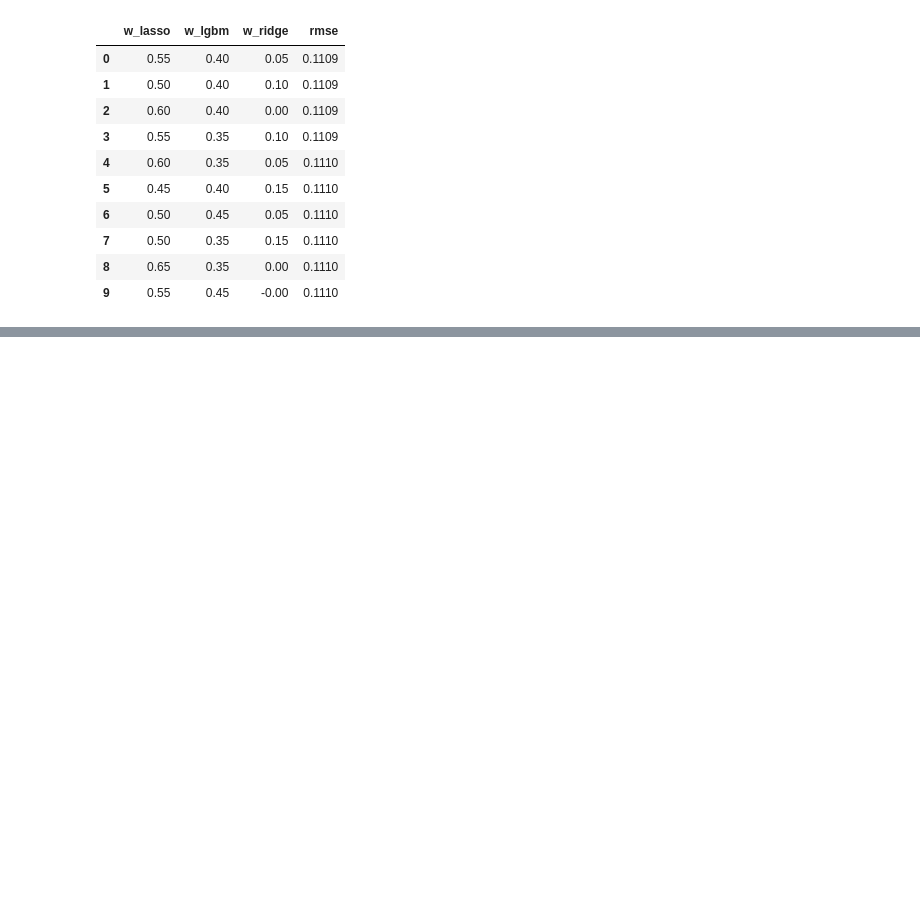
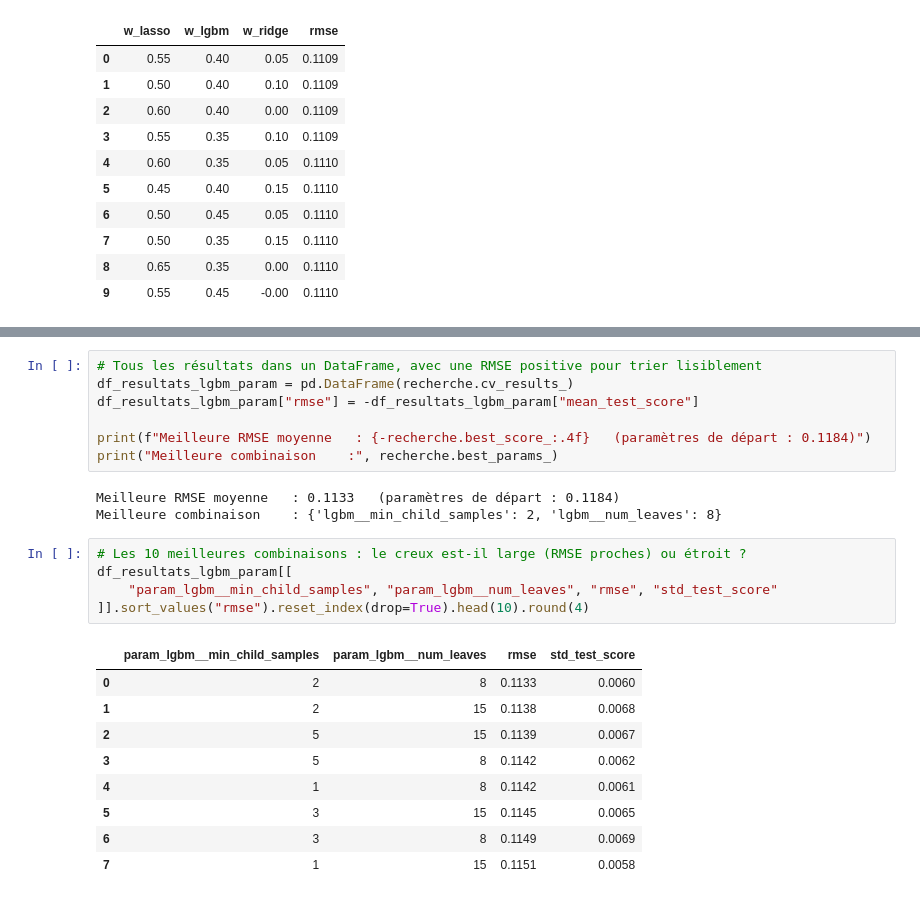
Before and after one commit to raybelpro77git/kaggle-house-prices, a Jupyter notebook: notebooks/02_modeling.ipynb, the cells around one changed output, grey strips where cells are left out. Drawn from its saved outputs; the diff is of its cells as text; blank space fills up the shorter version.

```diff
--- a/notebooks/02_modeling.ipynb
+++ b/notebooks/02_modeling.ipynb
@@ -678,0 +708,25 @@ Gain sur la combinaison à deux : -0.0000
+# %%
+# Tous les résultats dans un DataFrame, avec une RMSE positive pour trier lisiblement
+df_resultats_lgbm_param = pd.DataFrame(recherche.cv_results_)
+df_resultats_lgbm_param["rmse"] = -df_resultats_lgbm_param["mean_test_score"]
+
+print(f"Meilleure RMSE moyenne   : {-recherche.best_score_:.4f}   (paramètres de départ : 0.1184)")
+print("Meilleure combinaison    :", recherche.best_params_)
+# %% [output]
+Meilleure RMSE moyenne   : 0.1133   (paramètres de départ : 0.1184)
+Meilleure combinaison    : {'lgbm__min_child_samples': 2, 'lgbm__num_leaves': 8}
+# %%
+# Les 10 meilleures combinaisons : le creux est-il large (RMSE proches) ou étroit ?
+df_resultats_lgbm_param[[
+    "param_lgbm__min_child_samples", "param_lgbm__num_leaves", "rmse", "std_test_score"
+]].sort_values("rmse").reset_index(drop=True).head(10).round(4)
+# %% [output]
+|  | param_lgbm__min_child_samples | param_lgbm__num_leaves | rmse | std_test_score |
+| 0 | 2 | 8 | 0.1133 | 0.0060 |
+| 1 | 2 | 15 | 0.1138 | 0.0068 |
+| 2 | 5 | 15 | 0.1139 | 0.0067 |
+| 3 | 5 | 8 | 0.1142 | 0.0062 |
+| 4 | 1 | 8 | 0.1142 | 0.0061 |
+| 5 | 3 | 15 | 0.1145 | 0.0065 |
+| 6 | 3 | 8 | 0.1149 | 0.0069 |
+| 7 | 1 | 15 | 0.1151 | 0.0058 |
```
Also changed, not shown: parts of 13 cells of this notebook.
